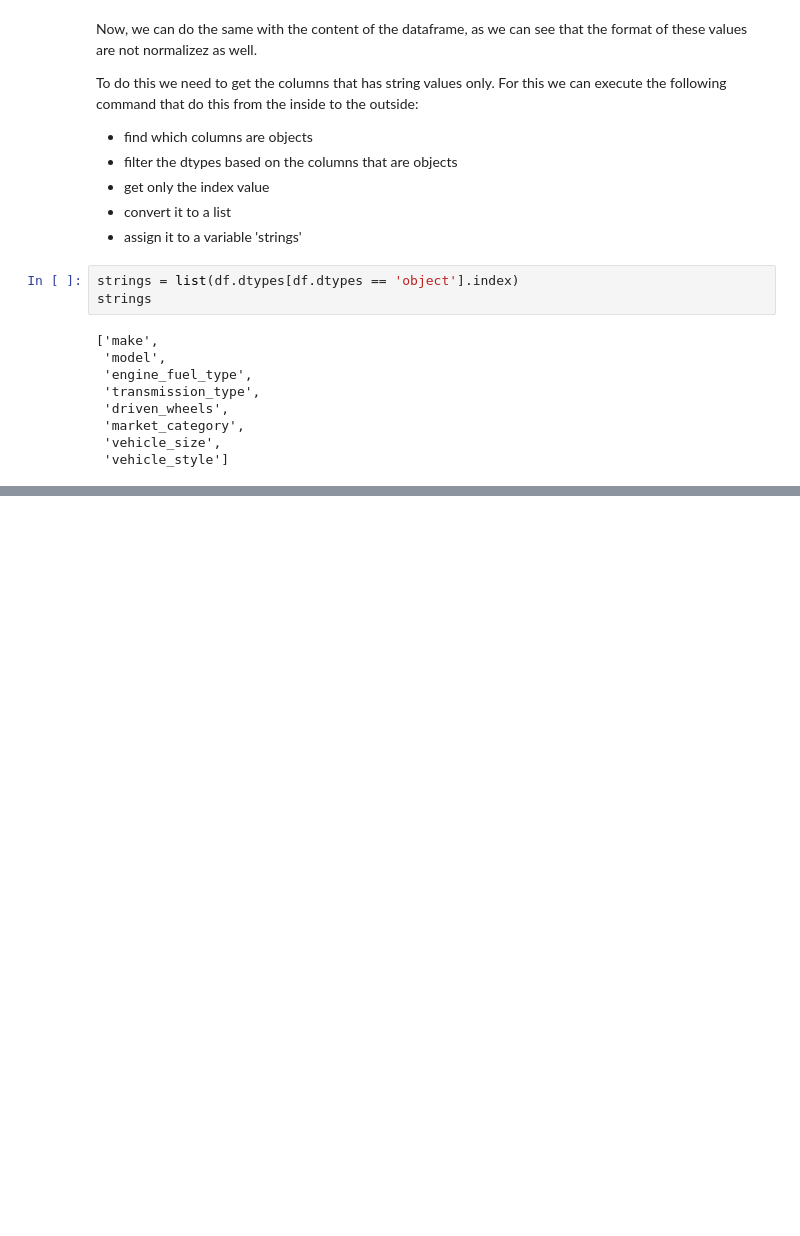
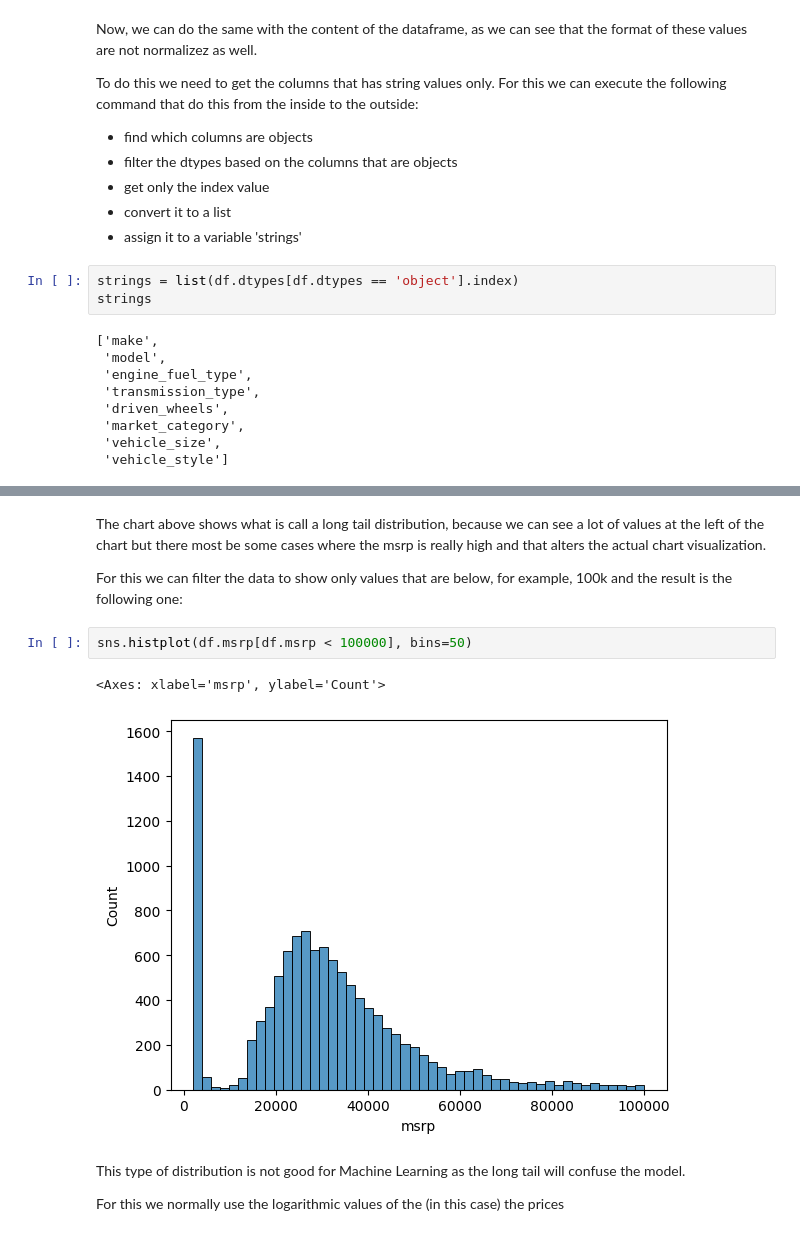
Before and after one commit to juangrau/DTC-ML-course, a Jupyter notebook: mod_2/ml_regression.ipynb, the cells around one changed output, grey strips where cells are left out. Saved outputs shown, nothing was run; the diff lists cells and outputs as text; blank space fills up the shorter version.

```diff
--- a/mod_2/ml_regression.ipynb
+++ b/mod_2/ml_regression.ipynb
@@ -67,0 +127,13 @@ strings
+# %% [markdown]
+The chart above shows what is call a long tail distribution, because we can see a lot of values at the left of the chart but there most be some cases where the msrp is really high and that alters the actual chart visualization.
+
+For this we can filter the data to show only values that are below, for example, 100k and the result is the following one:
+# %%
+sns.histplot(df.msrp[df.msrp < 100000], bins=50)
+# %% [output]
+<Axes: xlabel='msrp', ylabel='Count'>
+[figure, added]
+# %% [markdown]
+This type of distribution is not good for Machine Learning as the long tail will confuse the model.
+
+For this we normally use the logarithmic values of the (in this case) the prices
```
Also changed, not shown: parts of 16 cells of this notebook.
